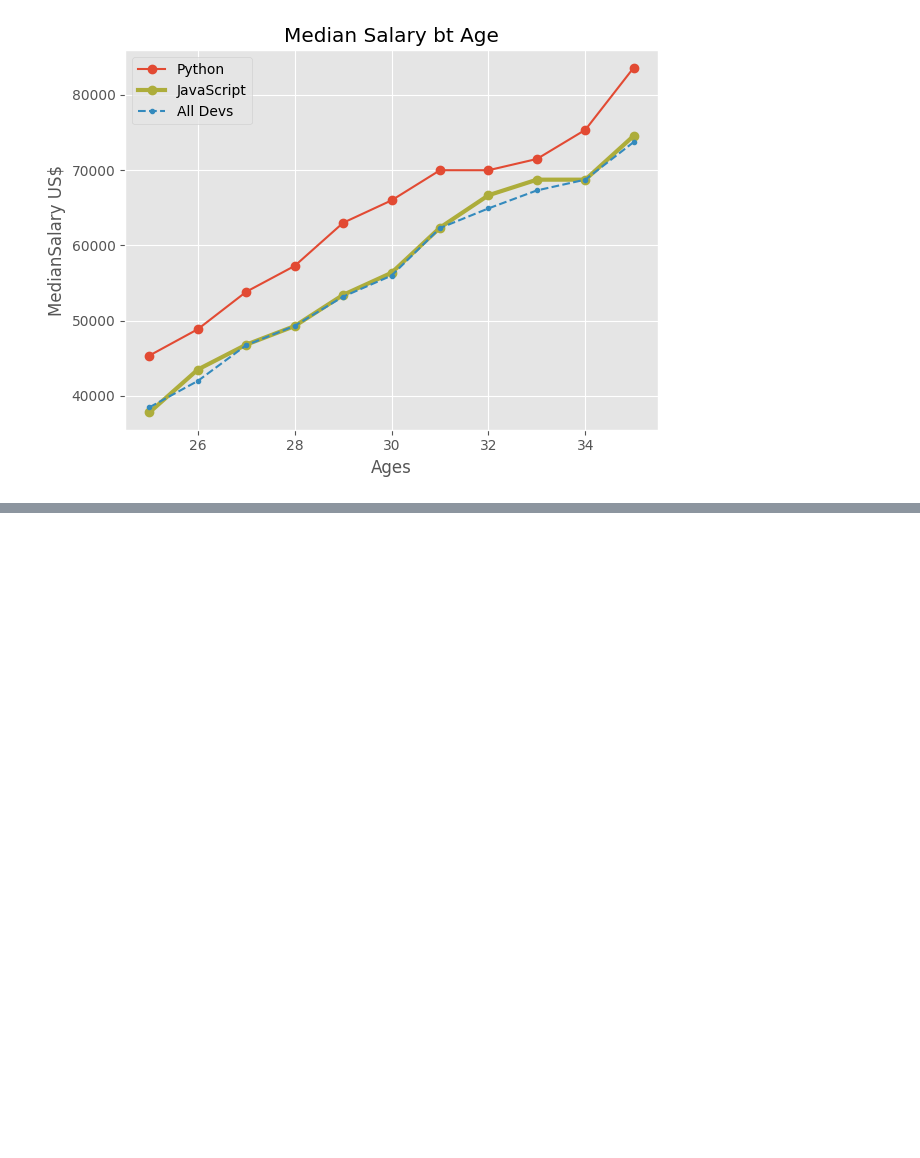
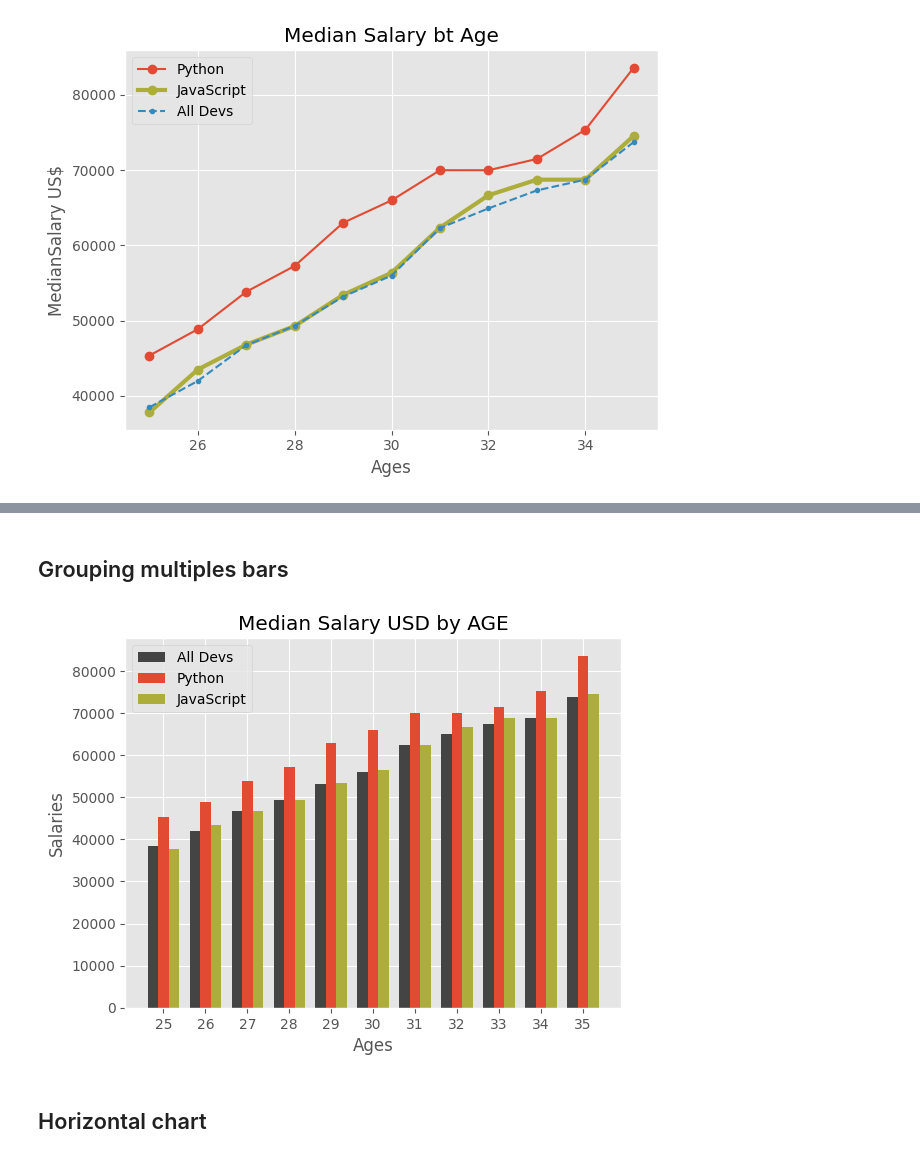
Before and after one commit to marcoeferro/matplotlib, a Jupyter notebook: matplotlibpractice.ipynb, the cells around one changed output, grey strips where cells are left out. Cells and saved outputs as stored; diff of their text form; code cells hidden in the pictures; blank space fills up the shorter version.

```diff
--- a/matplotlibpractice.ipynb
+++ b/matplotlibpractice.ipynb
@@ -264,0 +286,30 @@ plt.show()
+# %% [markdown]
+## Grouping multiples bars
+# %%
+import numpy as np
+dev_x = [25, 26, 27, 28, 29, 30, 31, 32, 33, 34, 35]
+dev_y = [38496, 42000, 46752, 49320, 53200,
+         56000, 62316, 64928, 67317, 68748, 73752]
+# Median Python Developer Salaries by Age
+py_dev_x = [25, 26, 27, 28, 29, 30, 31, 32, 33, 34, 35]
+py_dev_y = [45372, 48876, 53850, 57287, 63016,
+            65998, 70003, 70000, 71496, 75370, 83640]
+# Median JavaScript Developer Salaries by Age
+js_dev_y = [37810, 43515, 46823, 49293, 53437,
+            56373, 62375, 66674, 68745, 68746, 74583]
+
+x_indexes = np.arange(len(dev_x))
+width = 0.25
+plt.bar(x_indexes - width,dev_y,color='#444444', width=width, label='All Devs')
+plt.bar(x_indexes,py_dev_y,width=width, label='Python')
+plt.bar(x_indexes + width,js_dev_y,color='#adad3b',width=width, label='JavaScript')
+plt.legend()
+plt.title('Median Salary USD by AGE')
+plt.xlabel('Ages')
+plt.ylabel('Salaries')
+plt.xticks(ticks=x_indexes, labels=dev_x)
+plt.show()
+# %% [output]
+[figure, added]
+# %% [markdown]
+## Horizontal chart
```
Also changed, not shown: parts of 12 cells of this notebook.
